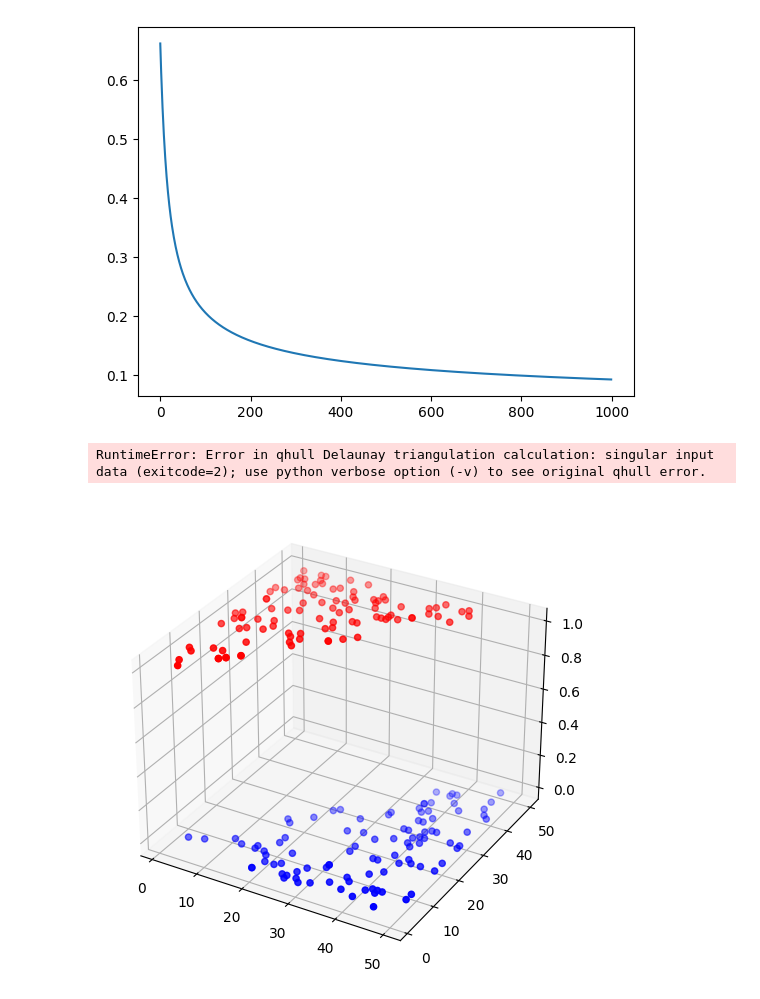
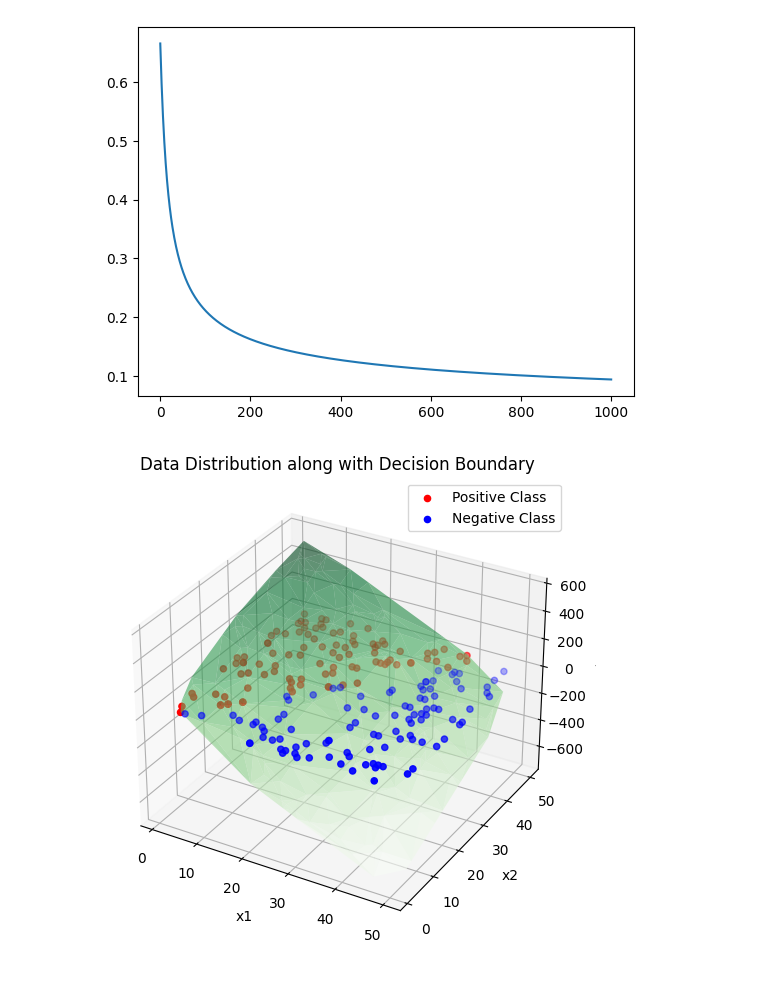
Before and after one commit to AbinashChetia/log_reg_ac, a Jupyter notebook: eg_logReg.ipynb, the cells around one changed output. Drawn from its saved outputs; the diff is of its cells as text; code cells hidden in the pictures.

```diff
--- a/eg_logReg.ipynb
+++ b/eg_logReg.ipynb
@@ -69,7 +69,7 @@ class LogRegAC:
 
     def fit(self, X, y, iter_step=1):
         w, X = self.init_w_x(X)
-        for i in range(self.max_iter):
+        for i in range(self.max_iter + 1):
             w_old = w.copy()
             w = w - self.lr * np.dot(X.T, self.sigmoid(np.dot(X, w)) - np.reshape(y,(len(y),1)))
             cost = self.cost(X, y, w)
@@ -141,28 +142,28 @@ plt.plot(logReg1.get_cost_hist())
 [<matplotlib.lines.Line2D at 0x...>]
 [figure]
 # %%
-plt.figure(figsize=(10, 6))
+plt.figure(figsize=(20, 6))
 ax = plt.axes(projection='3d')
-
 ax.scatter3D(
     [data_x.iloc[i, 0] for i in range(len(data_x)) if data_y.iloc[i] == 1],
     [data_x.iloc[i, 1] for i in range(len(data_x)) if data_y.iloc[i] == 1],
-    [i for i in data_y if i == 1], c='red', label='Positive Class')
+    [i for i in data_y if i == 1], marker='o', c='red', label='Positive Class')
 ax.scatter3D(
     [data_x.iloc[i, 0] for i in range(len(data_x)) if data_y.iloc[i] != 1],
     [data_x.iloc[i, 1] for i in range(len(data_x)) if data_y.iloc[i] != 1],
-    [i for i in data_y if i != 1], c='blue', label='Negative Class')
+    [i for i in data_y if i != 1], marker='o', c='blue', label='Negative Class')
 
-x0 = np.linspace(start=data_x[0].min(), stop=data_x[0].max(), num=100)
-x1 = np.linspace(start=data_x[1].min(), stop=data_x[1].max(), num=100)
-plot_x = pd.DataFrame({'x0': x0, 'x1': x1})
-ax.plot_trisurf(x0, x1, logReg1.predict(plot_x),
-                alpha=0.5,
-                color='green',
-                abel='Decision Boundary')
+plot_x = np.c_[np.ones((data_x.shape[0], 1)), data_x]
+trained_weights = logReg1.get_params()
+plot_pred = np.dot(plot_x, trained_weights).flatten()
+ax.plot_trisurf(data_x[0], data_x[1], plot_pred,
+                alpha=0.6,
+                cmap='Greens')
 ax.set_xlabel('x1')
 ax.set_ylabel('x2')
 ax.set_zlabel('y')
+plt.legend()
+plt.title('Data Distribution along with Decision Boundary')
+plt.show()
 # %% [output]
-RuntimeError: Error in qhull Delaunay triangulation calculation: singular input data (exitcode=2); use python verbose option (-v) to see original qhull error.
-[figure, old version]
+[figure, new version]
```
Also changed, not shown: parts of 1 cell of this notebook.
